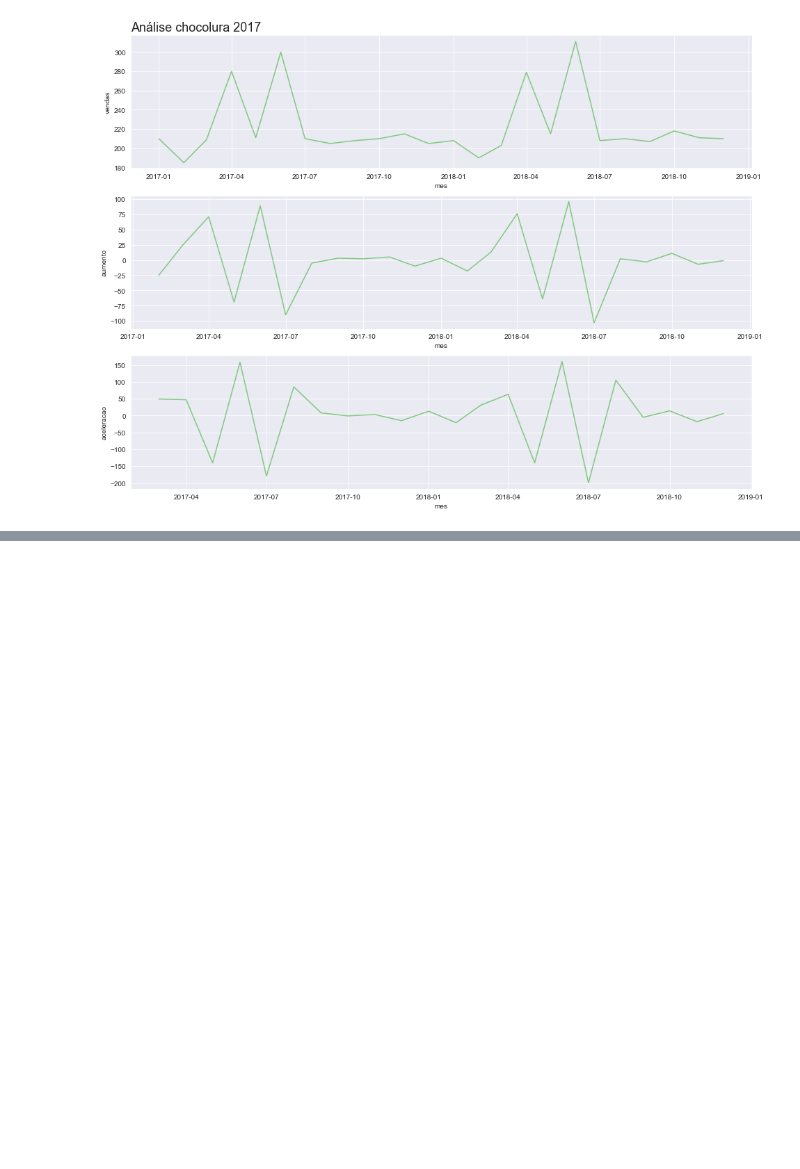
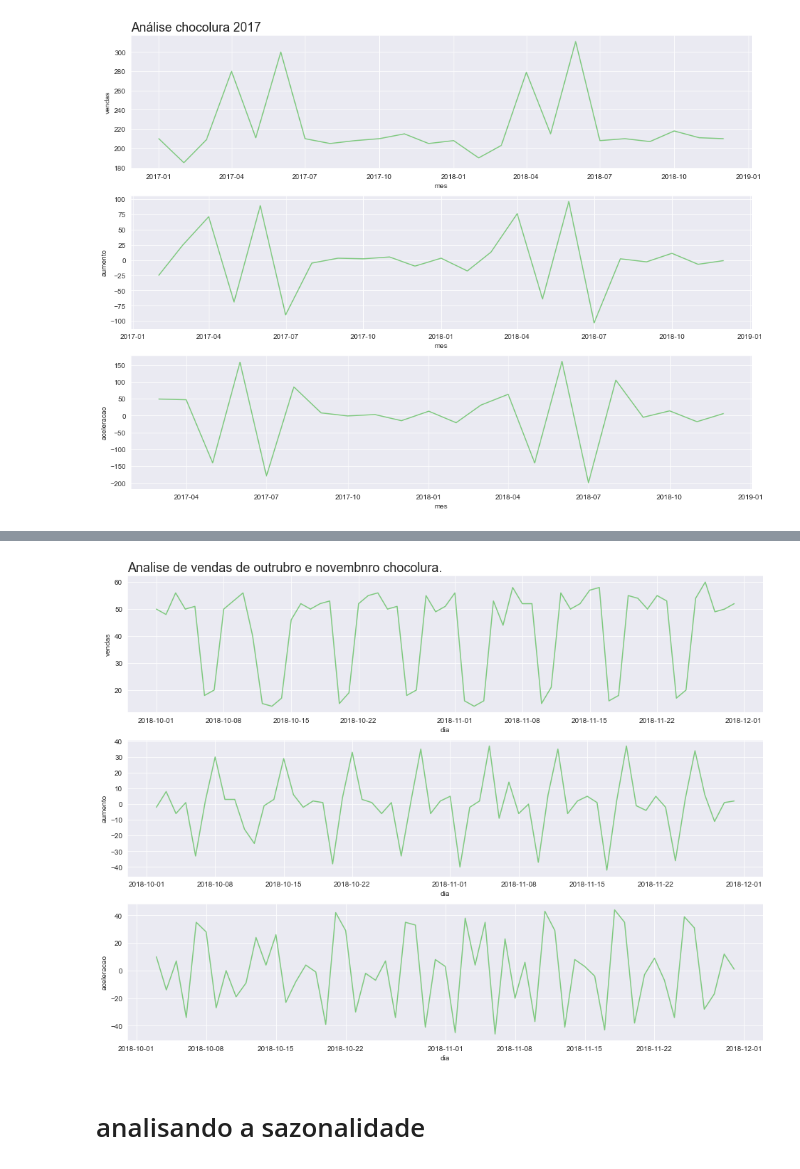
Before and after one commit to irgot/curso-python, a Jupyter notebook: alura-python/Python_Data_Science/Series temporais/time series.ipynb, the cells around one changed output, grey strips where cells are left out. Saved outputs shown, nothing was run; the diff lists cells and outputs as text; code cells hidden in the pictures; blank space fills up the shorter version.

```diff
--- a/alura-python/Python_Data_Science/Series temporais/time series.ipynb
+++ b/alura-python/Python_Data_Science/Series temporais/time series.ipynb
@@ -301,0 +305,3 @@ plot_comparacao('mes','vendas','aumento','aceleracao',chocolura,'Análise chocol
+# %%
+vendas_por_dia = pd.read_csv('data/vendas_por_dia.csv')
+vendas_por_dia
@@ -301,0 +338,2 @@ plot_comparacao('mes','vendas','aumento','aceleracao',chocolura,'Análise chocol
+# %%
+vendas_por_dia['dia'] = pd.to_datetime(vendas_por_dia.dia)
@@ -301,0 +355,4 @@ plot_comparacao('mes','vendas','aumento','aceleracao',chocolura,'Análise chocol
+# %%
+vendas_por_dia['aumento'] = vendas_por_dia.vendas.diff()
+# %%
+vendas_por_dia['aceleracao'] = vendas_por_dia.aumento.diff()
@@ -301,0 +368,6 @@ plot_comparacao('mes','vendas','aumento','aceleracao',chocolura,'Análise chocol
+# %%
+plot_comparacao('dia','vendas','aumento','aceleracao',vendas_por_dia,'Analise de vendas de outrubro e novembnro chocolura.')
+# %% [output]
+[figure, added]
+# %% [markdown]
+# analisando a sazonalidade
```
Also changed, not shown: parts of 64 cells of this notebook.
